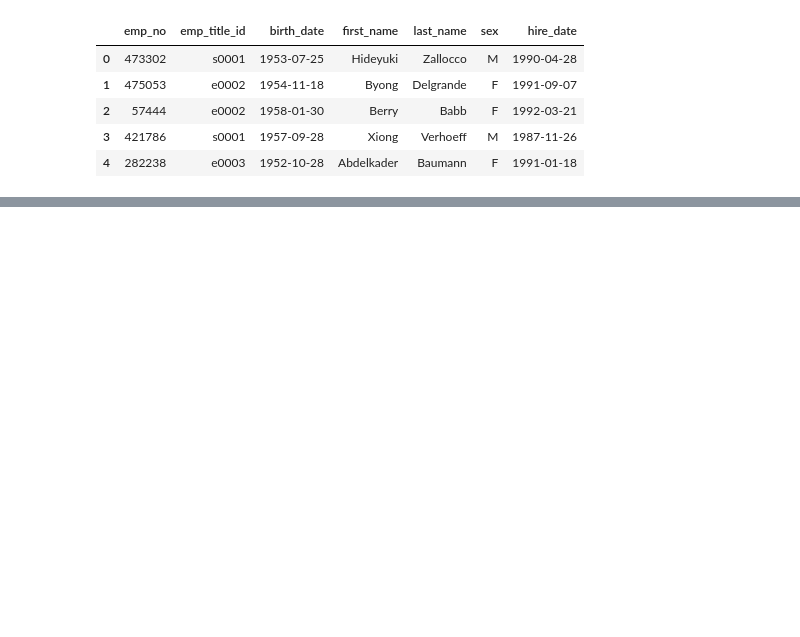
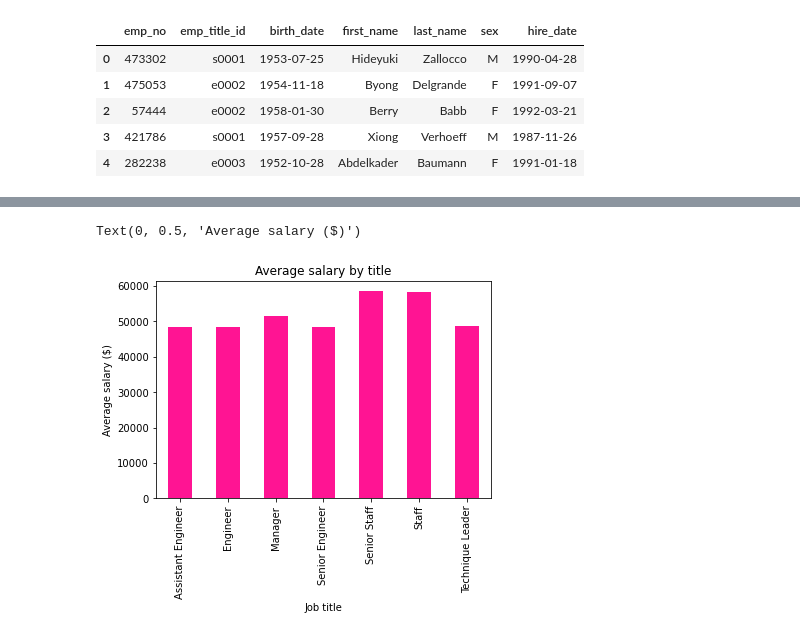
Before and after one commit to catherinesloan/sql-challenge, a Jupyter notebook: employee_sql/bonus_part.ipynb, the cells around one changed output, grey strips where cells are left out. Drawn from its saved outputs; the diff is of its cells as text; code cells hidden in the pictures; blank space fills up the shorter version.

```diff
--- a/employee_sql/bonus_part.ipynb
+++ b/employee_sql/bonus_part.ipynb
@@ -22,0 +70,4 @@ employee_data.head()
+# %%
+# Query records in the the titles table
+titles = pd.read_sql("SELECT * FROM titles", conn)
+titles.head()
@@ -22,0 +104,10 @@ employee_data.head()
+# %%
+## PART 3 - Create a bar chart of average salary by title
+
+# Need to add salaries and titles to the employees dataframe
+titles = titles.rename(columns={'title_id':'emp_title_id'})
+
+merge_df = pd.merge(employees, titles, on="emp_title_id")
+merge_df = pd.merge(merge_df, salaries, on="emp_no")
+
+merge_df.head()
@@ -22,0 +135,4 @@ employee_data.head()
+# %%
+# Groupby title, apply average aggregate to salary
+grouped_df = merge_df.groupby("title")["salary"].mean()
+grouped_df
@@ -22,0 +149,8 @@ employee_data.head()
+# %%
+grouped_df.plot.bar(color='deeppink')
+plt.title("Average salary by title")
+plt.xlabel("Job title")
+plt.ylabel("Average salary ($)")
+# %% [output]
+Text(0, 0.5, 'Average salary ($)')
+[figure, added]
```
Also changed, not shown: parts of 13 cells of this notebook, 7 other files.
